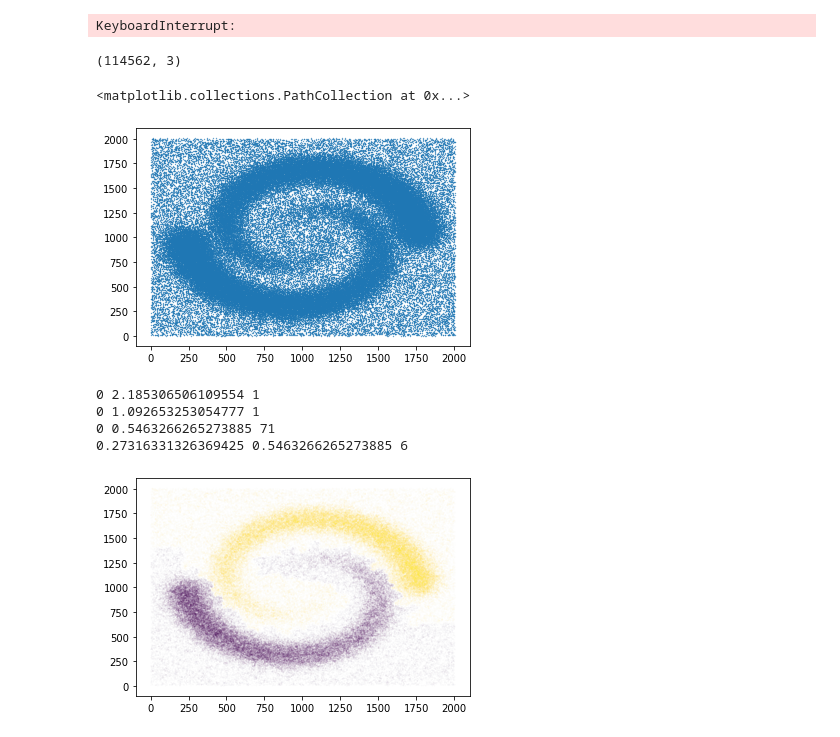
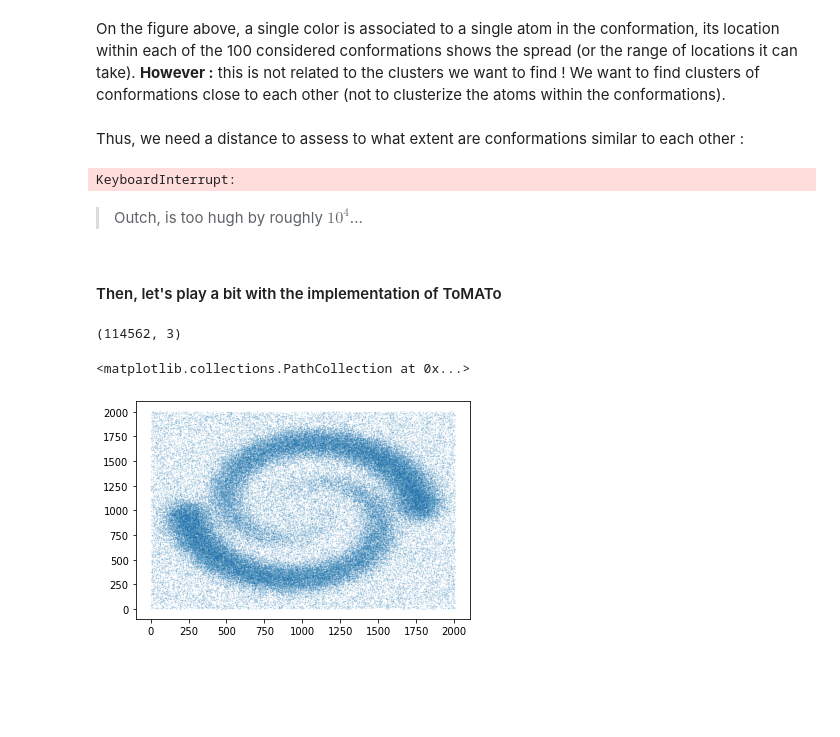
Before and after one commit to bricerauby/Protein_conformation_analysis, a Jupyter notebook: tomato_implementation.ipynb, the cells around one changed output. Saved outputs shown, nothing was run; the diff lists cells and outputs as text; code cells hidden in the pictures; blank space fills up the shorter version.

Commit message:
Test tomato.

```diff
--- a/tomato_implementation.ipynb
+++ b/tomato_implementation.ipynb
@@ -39,3 +36,7 @@ array([[[24.949, 24.689, 25.193],
+# %% [markdown]
+On the figure above, a single color is associated to a single atom in the conformation, its location within each of the 100 considered conformations shows the spread (or the range of locations it can take). **However :** this is not related to the clusters we want to find ! We want to find clusters of conformations close to each other (not to clusterize the atoms within the conformations).
+# %% [markdown]
+Thus, we need a distance to assess to what extent are conformations similar to each other :
 # %%
 dim = coor_array.shape[0]
 scores = np.zeros((dim,dim))
@@ -45,6 +46,10 @@ for dim_idx1 in tqdm.tqdm(range(dim)):
         scores[dim_idx1,dim_idx2] = calculate_rmsd.rmsd(coor_array[dim_idx1],coor_array[dim_idx1])
 # %% [output]
 KeyboardInterrupt:
+# %% [markdown]
+> Outch, is too hugh by roughly $10^4$...
+# %% [markdown]
+#### Then, let's play a bit with the implementation of ToMATo
 # %%
 filename = "ToMATo/inputs/spiral_w_density.txt" # "dihedral.xyz"
 spi_dens_cors = []
@@ -59,19 +64,7 @@ spi_dens_cors_arr.shape
 # %% [output]
 (114562, 3)
 # %%
-plt.scatter(spi_dens_cors_arr[:,0], spi_dens_cors_arr[:,1], s=0.1)
+plt.scatter(spi_dens_cors_arr[:,0], spi_dens_cors_arr[:,1], s=0.1, alpha=0.2)
 # %% [output]
 <matplotlib.collections.PathCollection at 0x...>
-[figure, old version]
+[figure, new version]
-# %%
-#X, y = datasets.make_moons(n_samples=1000, noise=0.05, random_state=1337)
-clusters, _ = tomato(spi_dens_cors_arr, k=7, n_clusters=2)
-
-plt.scatter(*spi_dens_cors_arr.T, c=clusters)
-plt.show()
-# %% [output]
-0 2.185306506109554 1
-0 1.092653253054777 1
-0 0.5463266265273885 71
-0.27316331326369425 0.5463266265273885 6
-[figure, removed]
```
Also changed, not shown: parts of 17 cells of this notebook.
